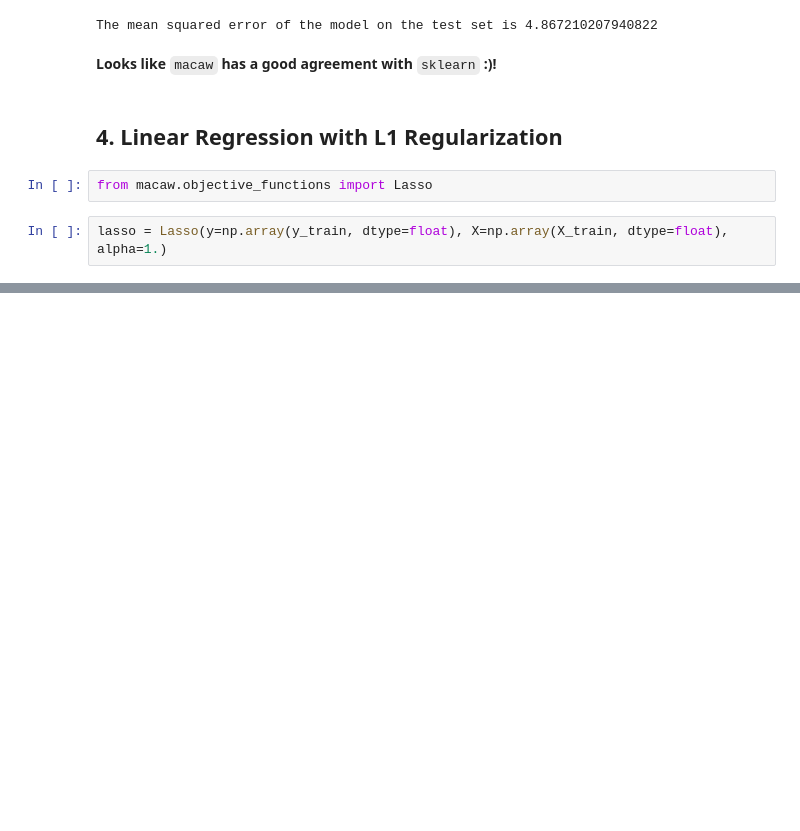
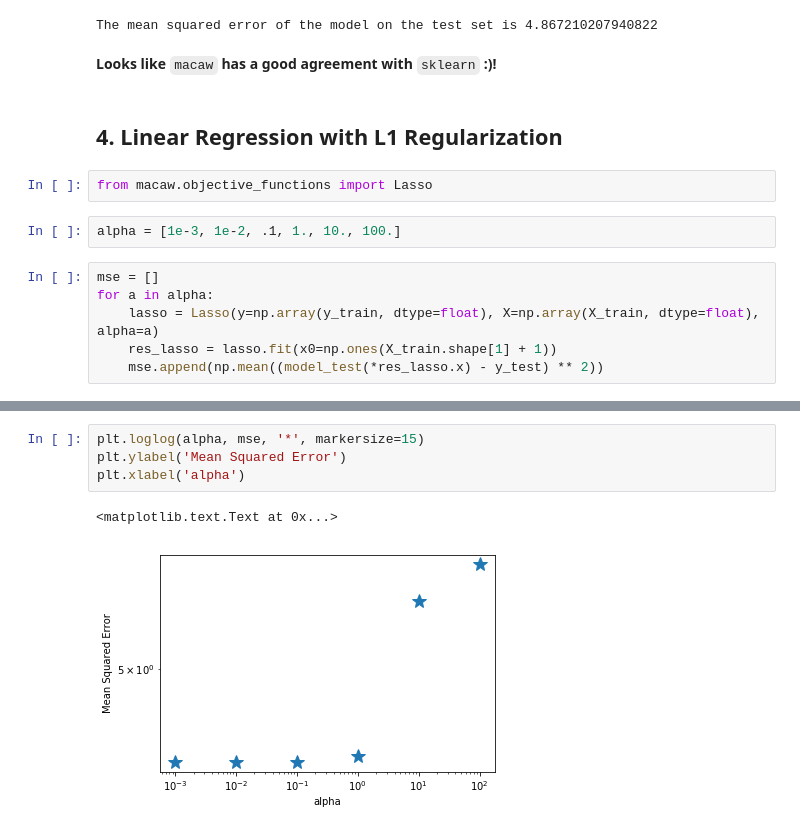
Before and after one commit to mirca/macaw, a Jupyter notebook: docs/source/ipython_notebooks/abalone/abalone.ipynb, the cells around one changed output, grey strips where cells are left out. Saved outputs shown, nothing was run; the diff lists cells and outputs as text; blank space fills up the shorter version.

```diff
--- a/docs/source/ipython_notebooks/abalone/abalone.ipynb
+++ b/docs/source/ipython_notebooks/abalone/abalone.ipynb
@@ -123,5 +160,11 @@ The mean squared error of the model on the test set is 4.867210207940822
 ## 4. Linear Regression with L1 Regularization
 # %%
 from macaw.objective_functions import Lasso
+# %%
+alpha = [1e-3, 1e-2, .1, 1., 10., 100.]
 # %%
-lasso = Lasso(y=np.array(y_train, dtype=float), X=np.array(X_train, dtype=float), alpha=1.)
+mse = []
+for a in alpha:
+    lasso = Lasso(y=np.array(y_train, dtype=float), X=np.array(X_train, dtype=float), alpha=a)
+    res_lasso = lasso.fit(x0=np.ones(X_train.shape[1] + 1))
+    mse.append(np.mean((model_test(*res_lasso.x) - y_test) ** 2))
@@ -143,0 +180,7 @@ The mean squared error of the model on the test set is 4.875791013525484
+# %%
+plt.loglog(alpha, mse, '*', markersize=15)
+plt.ylabel('Mean Squared Error')
+plt.xlabel('alpha')
+# %% [output]
+<matplotlib.text.Text at 0x...>
+[figure, added]
```
Also changed, not shown: parts of 14 cells of this notebook, 1 other file.
